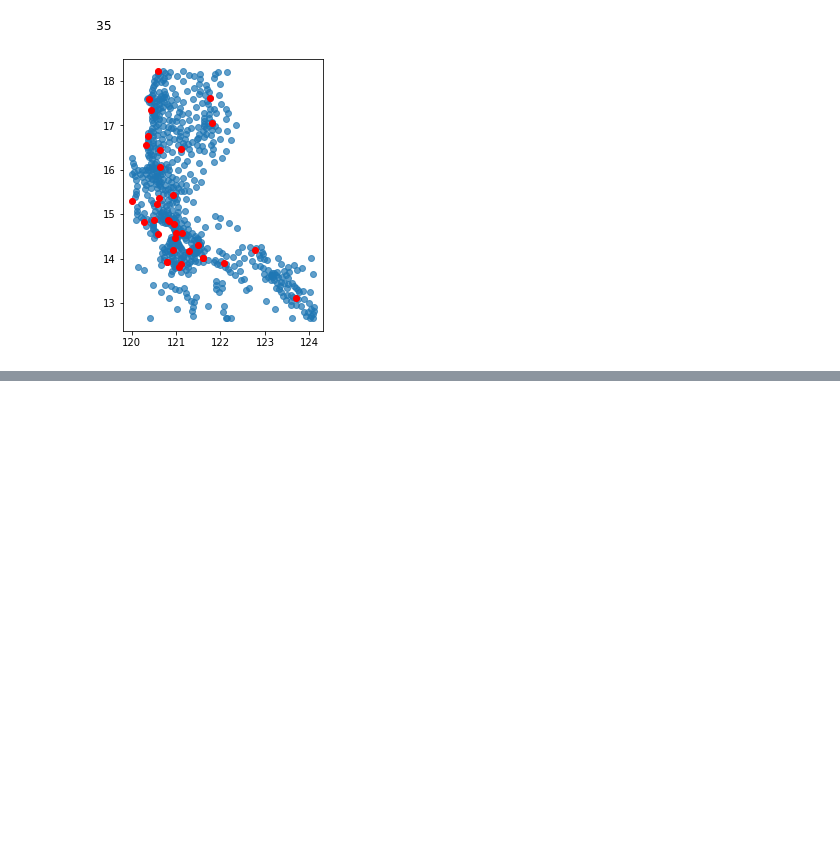
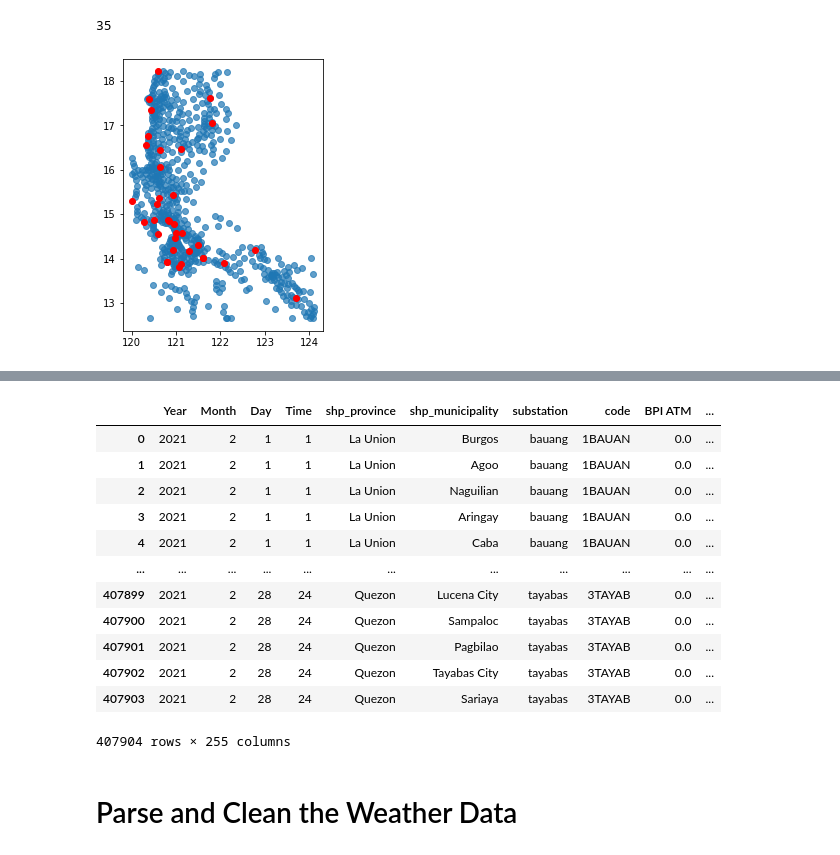
Before and after one commit to ralphcaubalejo/Geospatial-Analysis-Project, a Jupyter notebook: substation_jojie.ipynb, the cells around one changed output, grey strips where cells are left out. Drawn from its saved outputs; the diff is of its cells as text; code cells hidden in the pictures; blank space fills up the shorter version.

```diff
--- a/substation_jojie.ipynb
+++ b/substation_jojie.ipynb
@@ -423,0 +438,7 @@ Name: name, dtype: object
+# %%
+demand2 = demand[demand['name2'].isin(df4a['code'])]
+demand3 = demand2.groupby(['name2','DELIVERY_DATE','DELIVERY_HOUR']).sum().reset_index()
+demand3[['Year','Month','Day']] = demand3['DELIVERY_DATE'].apply(clean_data)
+demand3['Time'] = demand3['DELIVERY_HOUR']
+demand3 = demand3[['name2','Year','Month','Day','Time','MW']]
+demand3
@@ -423,0 +461,3 @@ Name: name, dtype: object
+# %%
+demand4 = demand3.query('Month == "02"')
+demand4
@@ -423,0 +480,4 @@ Name: name, dtype: object
+# %%
+df5 = pd.DataFrame(df4[['shp_province','shp_municipality', 'substation','ratio_pop']])
+df5['code'] = df5['substation'].map(df4a[['matchingname2','code']].set_index('matchingname2').to_dict()['code'])
+df5
@@ -423,0 +498,3 @@ Name: name, dtype: object
+# %%
+df6 = df5.merge(amenities_count,left_on=['shp_municipality'],right_on=['name_2']).drop(['name_2'],axis=1)
+df6
@@ -423,0 +515,24 @@ Name: name, dtype: object
+# %%
+working_df = demand4.merge(df6,
+                           left_on=['name2'],
+                           right_on=['code']).drop(['name2'],axis=1)
+working_df['Demand'] = working_df['MW']*working_df['ratio_pop']
+working_df = working_df.drop(['MW','ratio_pop'],axis=1)
+working_df[['Year','Month','Day','Time']] = working_df[['Year','Month','Day','Time']].astype('int32')
+working_df
+# %% [output]
+|  | Year | Month | Day | Time | shp_province | shp_municipality | substation | code | BPI ATM | ... |
+| 0 | 2021 | 2 | 1 | 1 | La Union | Burgos | bauang | 1BAUAN | 0.0 | ... |
+| 1 | 2021 | 2 | 1 | 1 | La Union | Agoo | bauang | 1BAUAN | 0.0 | ... |
+| 2 | 2021 | 2 | 1 | 1 | La Union | Naguilian | bauang | 1BAUAN | 0.0 | ... |
+| 3 | 2021 | 2 | 1 | 1 | La Union | Aringay | bauang | 1BAUAN | 0.0 | ... |
+| 4 | 2021 | 2 | 1 | 1 | La Union | Caba | bauang | 1BAUAN | 0.0 | ... |
+| ... | ... | ... | ... | ... | ... | ... | ... | ... | ... | ... |
+| 407899 | 2021 | 2 | 28 | 24 | Quezon | Lucena City | tayabas | 3TAYAB | 0.0 | ... |
+| 407900 | 2021 | 2 | 28 | 24 | Quezon | Sampaloc | tayabas | 3TAYAB | 0.0 | ... |
+| 407901 | 2021 | 2 | 28 | 24 | Quezon | Pagbilao | tayabas | 3TAYAB | 0.0 | ... |
+| 407902 | 2021 | 2 | 28 | 24 | Quezon | Tayabas City | tayabas | 3TAYAB | 0.0 | ... |
+| 407903 | 2021 | 2 | 28 | 24 | Quezon | Sariaya | tayabas | 3TAYAB | 0.0 | ... |
+407904 rows × 255 columns
+# %% [markdown]
+# Parse and Clean the Weather Data
```
Also changed, not shown: parts of 62 cells of this notebook.
